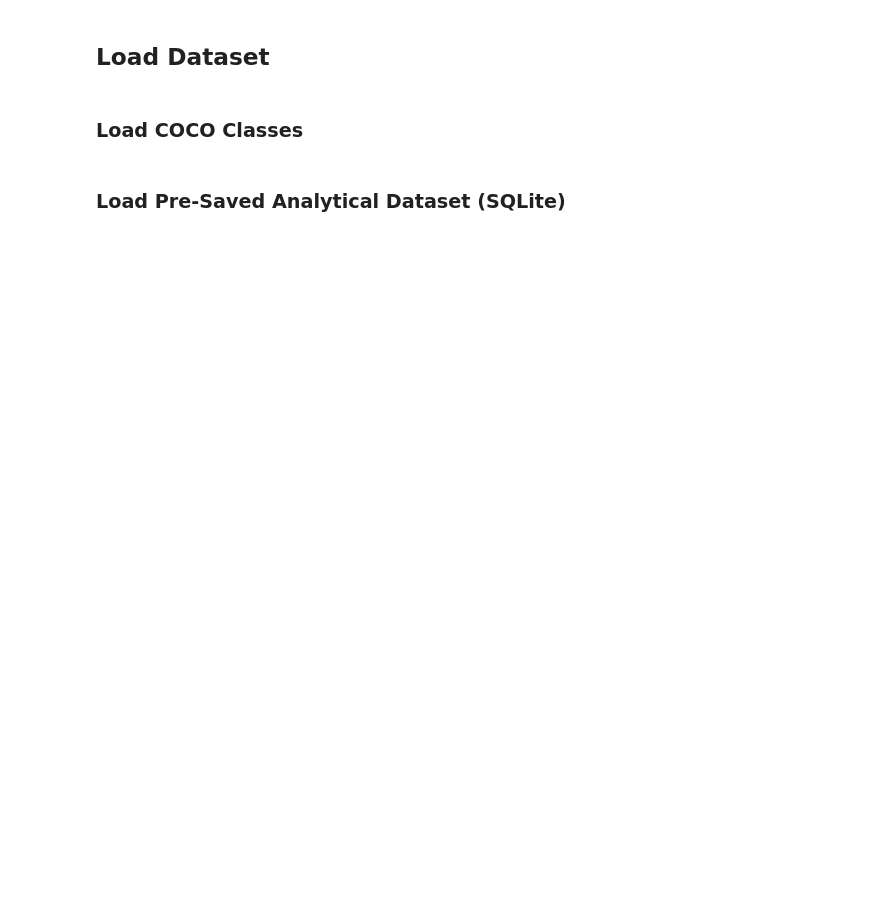
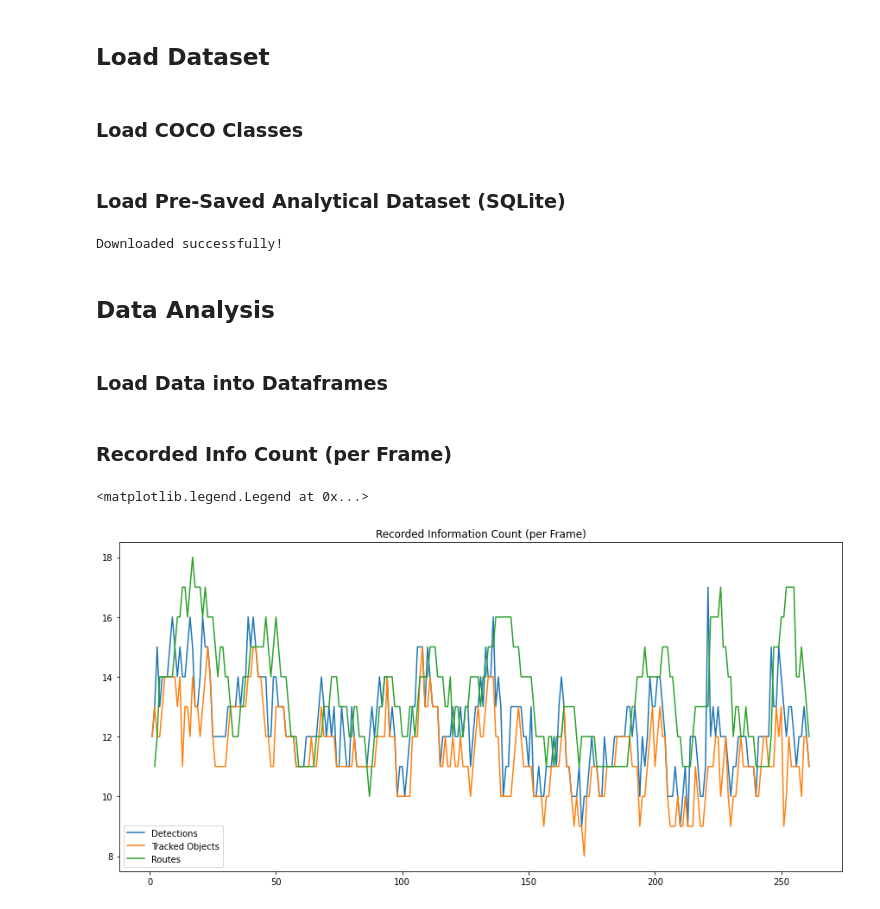
Before and after one commit to MEng-Team-Project/MEng-Team-Project-ML, a Jupyter notebook: notebooks/2. SQLite3 Attempt.ipynb, the cells around one changed output. Saved outputs shown, nothing was run; the diff lists cells and outputs as text; code cells hidden in the pictures; blank space fills up the shorter version.

```diff
--- a/notebooks/2. SQLite3 Attempt.ipynb
+++ b/notebooks/2. SQLite3 Attempt.ipynb
@@ -63,3 +63,60 @@ def load_coco_classes(coco_settings):
 COCO_CLASSES = load_coco_classes(COCO_YAML_PATH)
 # %% [markdown]
 ### Load Pre-Saved Analytical Dataset (SQLite)
+# %%
+import os
+from traffic_ml.lib.gdrive import get_gdrive_id, download_file_from_google_drive
+
+TEST_FILE_FNAME = "00001.01350_2022-12-07T15-35-24.000Z.db"
+TEST_FILE_LINK  = "https://drive.google.com/file/d/1egktGrOytFn58TV38Ss3U4NHOIaSyE54/view?usp=sharing"
+
+gdrive_id = get_gdrive_id(TEST_FILE_LINK)
+out = download_file_from_google_drive(gdrive_id, f"./{TEST_FILE_FNAME}")
+
+if os.path.exists(TEST_FILE_FNAME):
+    print("Downloaded successfully!")
+else:
+    print(f"Error downloading: {TEST_FILE_FNAME}")
+# %% [output]
+Downloaded successfully!
+# %% [markdown]
+## Data Analysis
+# %% [markdown]
+### Load Data into Dataframes
+# %%
+import sqlite3
+import pandas as pd
+
+con = sqlite3.connect(TEST_FILE_FNAME)
+
+# Detected Objects per Frame
+detections_df = pd.read_sql_query("SELECT * FROM detections;", con)
+detections_df["class_idx"]   = detections_df["class_idx"].astype(int)
+detections_df["class_label"] = detections_df["class_idx"].apply(lambda item: COCO_CLASSES[item])
+
+# Tracked Objects per Frame (Kalman Filter)
+tracked_df    = pd.read_sql_query("SELECT * FROM tracked;", con)
+
+# Object Routes through Video Feed (Across Frames, Kalman Filter)
+routes_df     = pd.read_sql_query("SELECT * FROM route;", con)
+
+con.close()
+# %% [markdown]
+### Recorded Info Count (per Frame)
+# %%
+import matplotlib.pyplot as plt
+
+plt.rcParams["figure.figsize"] = (15,7)
+
+det_count    = detections_df["frame"].value_counts().sort_index()
+track_count  = tracked_df["frame"].value_counts().sort_index()
+routes_count = routes_df.groupby("frame")["route_idx"].max().sort_index()
+
+plt.title("Recorded Information Count (per Frame)")
+plt.plot(det_count, label="Detections")
+plt.plot(track_count, label="Tracked Objects")
+plt.plot(routes_count, label="Routes")
+plt.legend()
+# %% [output]
+<matplotlib.legend.Legend at 0x...>
+[figure, added]
```
Also changed, not shown: parts of 6 cells of this notebook, 1 other file.
